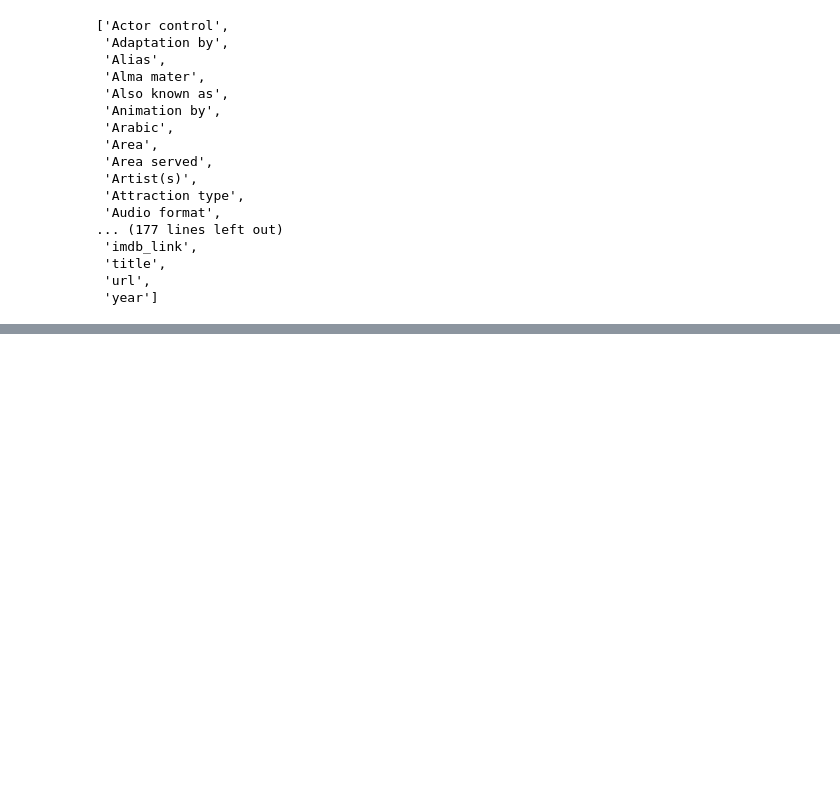
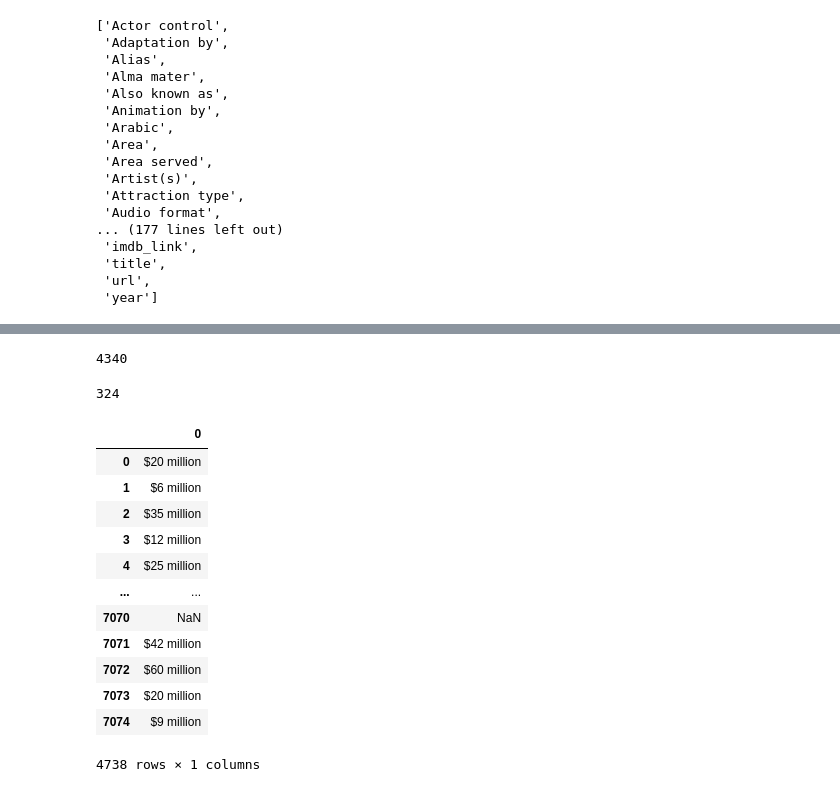
Before and after one commit to AimeeJLewis/Movies-ETL, a Jupyter notebook: Module.ipynb, the cells around one changed output, grey strips where cells are left out. Cells and saved outputs as stored; diff of their text form; code cells hidden in the pictures; blank space fills up the shorter version.

```diff
--- a/Module.ipynb
+++ b/Module.ipynb
@@ -257,0 +533,18 @@ sorted(wiki_movies_df.columns.tolist())
+# %%
+wiki_movies_df.drop('Box office', axis=1, inplace=True)
+# %%
+budget = wiki_movies_df['Budget'].dropna()
+# %%
+budget = budget.map(lambda x: ' '.join(x) if type(x) == list else x)
+# %%
+budget = budget.str.replace(r'\$.*[-—–](?![a-z])', '$', regex=True)
+# %%
+form_one = r'\$\d+\.?\d*\s*[mb]illion'
+budget.str.contains(form_one, flags=re.IGNORECASE, na=False).sum()
+# %% [output]
+4340
+# %%
+form_two = r'\$\d{1,3}(?:,\d{3})+'
+budget.str.contains(form_two, flags=re.IGNORECASE, na=False).sum()
+# %% [output]
+324
@@ -257,0 +554,16 @@ sorted(wiki_movies_df.columns.tolist())
+# %%
+budget.str.extract(f'({form_one}|{form_two})')
+# %% [output]
+|  | 0 |
+| 0 | $20 million |
+| 1 | $6 million |
+| 2 | $35 million |
+| 3 | $12 million |
+| 4 | $25 million |
+| ... | ... |
+| 7070 | NaN |
+| 7071 | $42 million |
+| 7072 | $60 million |
+| 7073 | $20 million |
+| 7074 | $9 million |
+4738 rows × 1 columns
```
Also changed, not shown: parts of 58 cells of this notebook.
